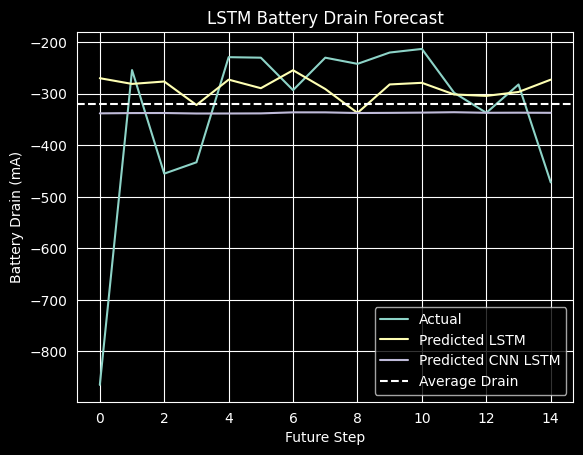
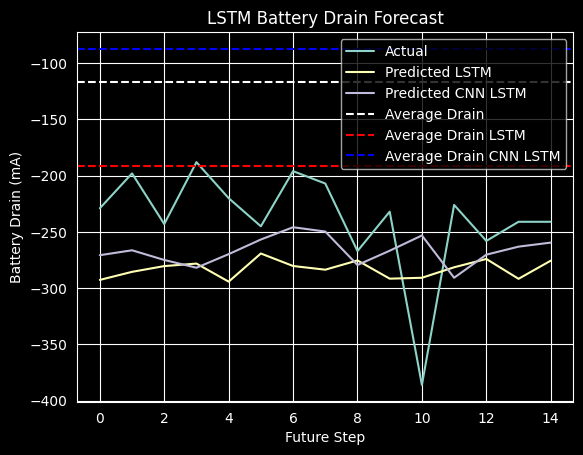
Unified diff of the notebook cell whose output changed from the first chart to the second:
--- before
+++ after
@@ -1,2 +1,5 @@
+avg_lstm = np.mean(pred_lstm_real)
+avg_cnn_lstm = np.mean(pred_cnn_lstm_real)
+
 plt.figure()
 plt.plot(y_test_real[idx], label="Actual")
@@ -4,4 +7,6 @@
 plt.plot(pred_cnn_lstm_real[idx], label="Predicted CNN LSTM")
 plt.axhline(avg_drain, linestyle='--', label="Average Drain")
+plt.axhline(avg_lstm, linestyle='--', label="Average Drain LSTM", color="red")
+plt.axhline(avg_cnn_lstm, linestyle='--', label="Average Drain CNN LSTM", color="blue")
 plt.title("LSTM Battery Drain Forecast")
 plt.xlabel("Future Step")

Commit: updated dataset